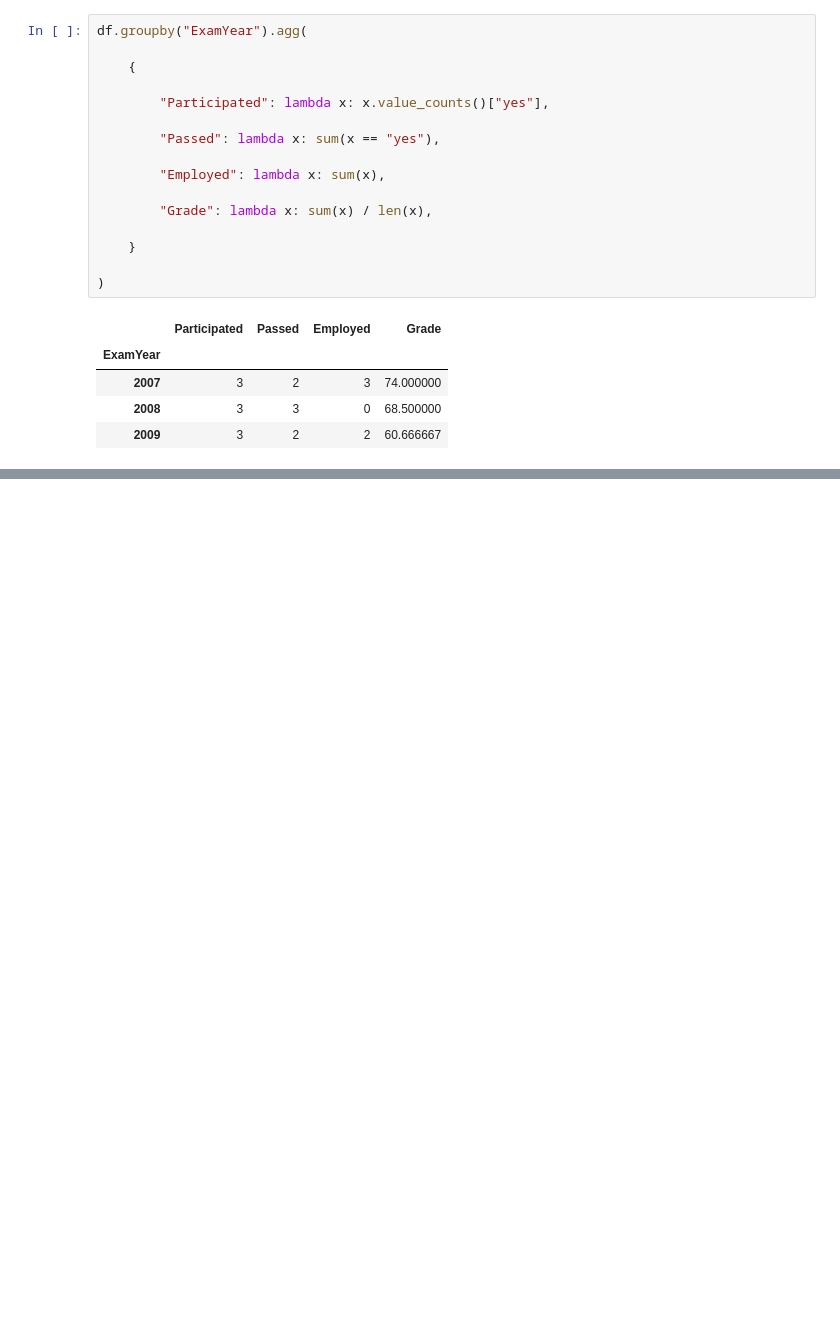
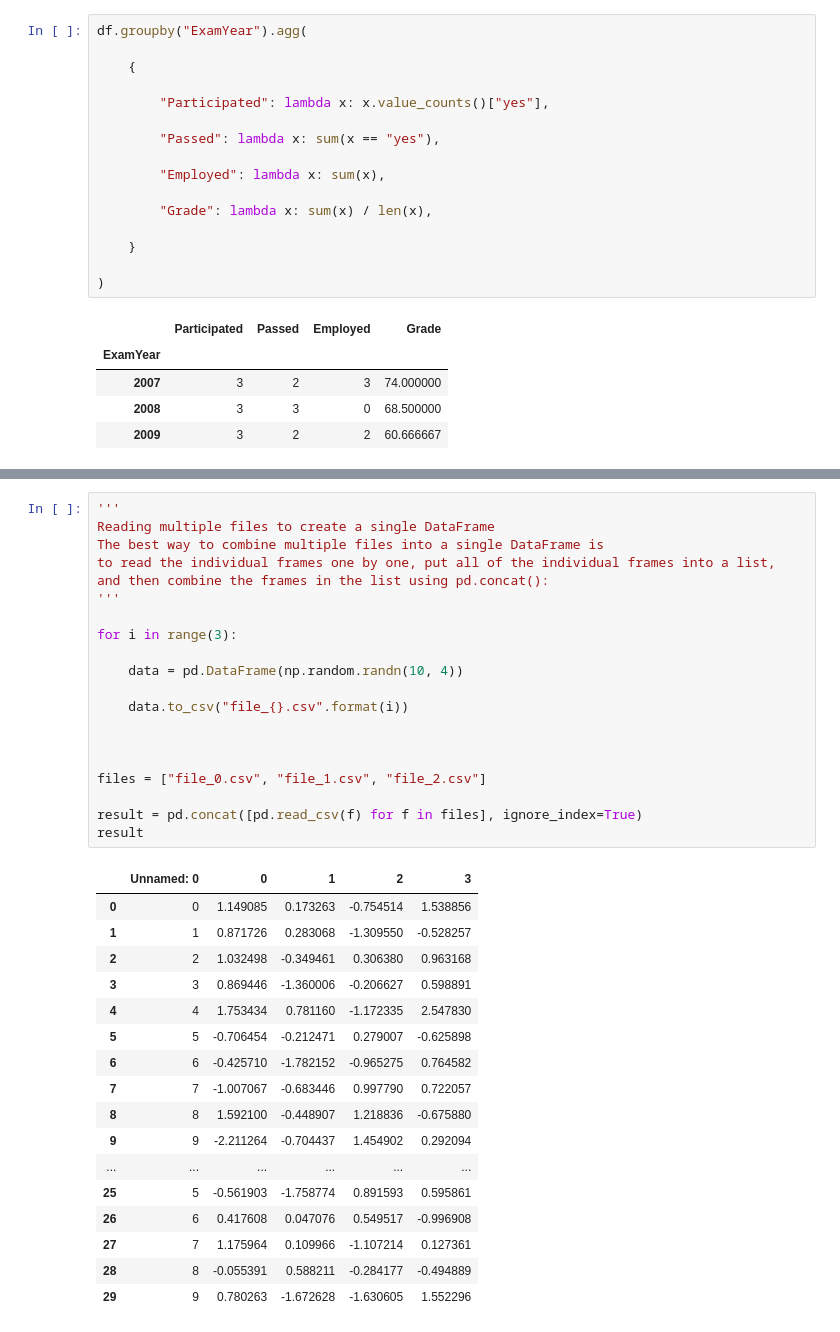
Before and after one commit to ilyak93/self-studying, a Jupyter notebook: DataEngineering/pandas/pandas_cookbook.ipynb, the cells around one changed output, grey strips where cells are left out. Cells and saved outputs as stored; diff of their text form; blank space fills up the shorter version.

```diff
--- a/DataEngineering/pandas/pandas_cookbook.ipynb
+++ b/DataEngineering/pandas/pandas_cookbook.ipynb
@@ -1747,0 +2122,38 @@ pd.pivot_table(
+# %%
+'''
+Reading multiple files to create a single DataFrame
+The best way to combine multiple files into a single DataFrame is
+to read the individual frames one by one, put all of the individual frames into a list,
+and then combine the frames in the list using pd.concat():
+'''
+
+for i in range(3):
+
+    data = pd.DataFrame(np.random.randn(10, 4))
+
+    data.to_csv("file_{}.csv".format(i))
+
+
+
+files = ["file_0.csv", "file_1.csv", "file_2.csv"]
+
+result = pd.concat([pd.read_csv(f) for f in files], ignore_index=True)
+result
+# %% [output]
+|  | Unnamed: 0 | 0 | 1 | 2 | 3 |
+| 0 | 0 | 1.149085 | 0.173263 | -0.754514 | 1.538856 |
+| 1 | 1 | 0.871726 | 0.283068 | -1.309550 | -0.528257 |
+| 2 | 2 | 1.032498 | -0.349461 | 0.306380 | 0.963168 |
+| 3 | 3 | 0.869446 | -1.360006 | -0.206627 | 0.598891 |
+| 4 | 4 | 1.753434 | 0.781160 | -1.172335 | 2.547830 |
+| 5 | 5 | -0.706454 | -0.212471 | 0.279007 | -0.625898 |
+| 6 | 6 | -0.425710 | -1.782152 | -0.965275 | 0.764582 |
+| 7 | 7 | -1.007067 | -0.683446 | 0.997790 | 0.722057 |
+| 8 | 8 | 1.592100 | -0.448907 | 1.218836 | -0.675880 |
+| 9 | 9 | -2.211264 | -0.704437 | 1.454902 | 0.292094 |
+| ... | ... | ... | ... | ... | ... |
+| 25 | 5 | -0.561903 | -1.758774 | 0.891593 | 0.595861 |
+| 26 | 6 | 0.417608 | 0.047076 | 0.549517 | -0.996908 |
+| 27 | 7 | 1.175964 | 0.109966 | -1.107214 | 0.127361 |
+| 28 | 8 | -0.055391 | 0.588211 | -0.284177 | -0.494889 |
+| 29 | 9 | 0.780263 | -1.672628 | -1.630605 | 1.552296 |
```
Also changed, not shown: parts of 96 cells of this notebook.
